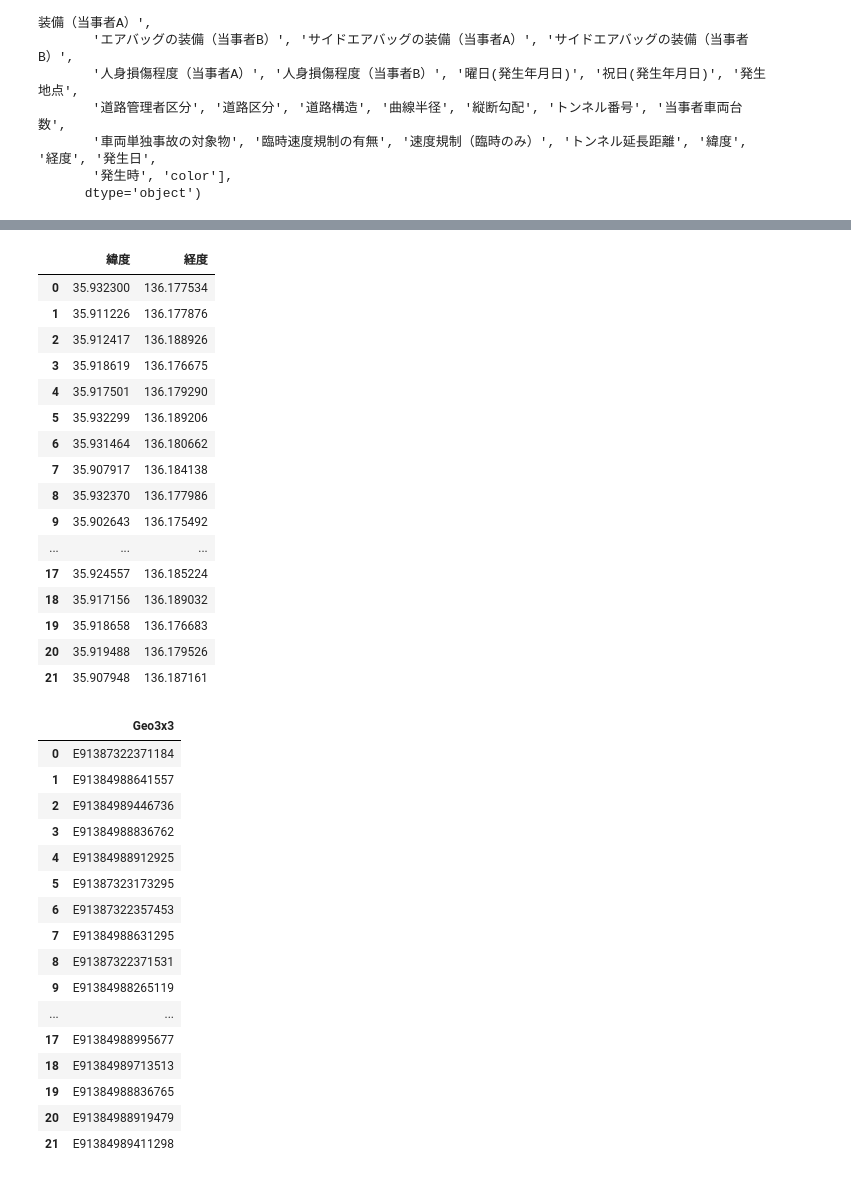
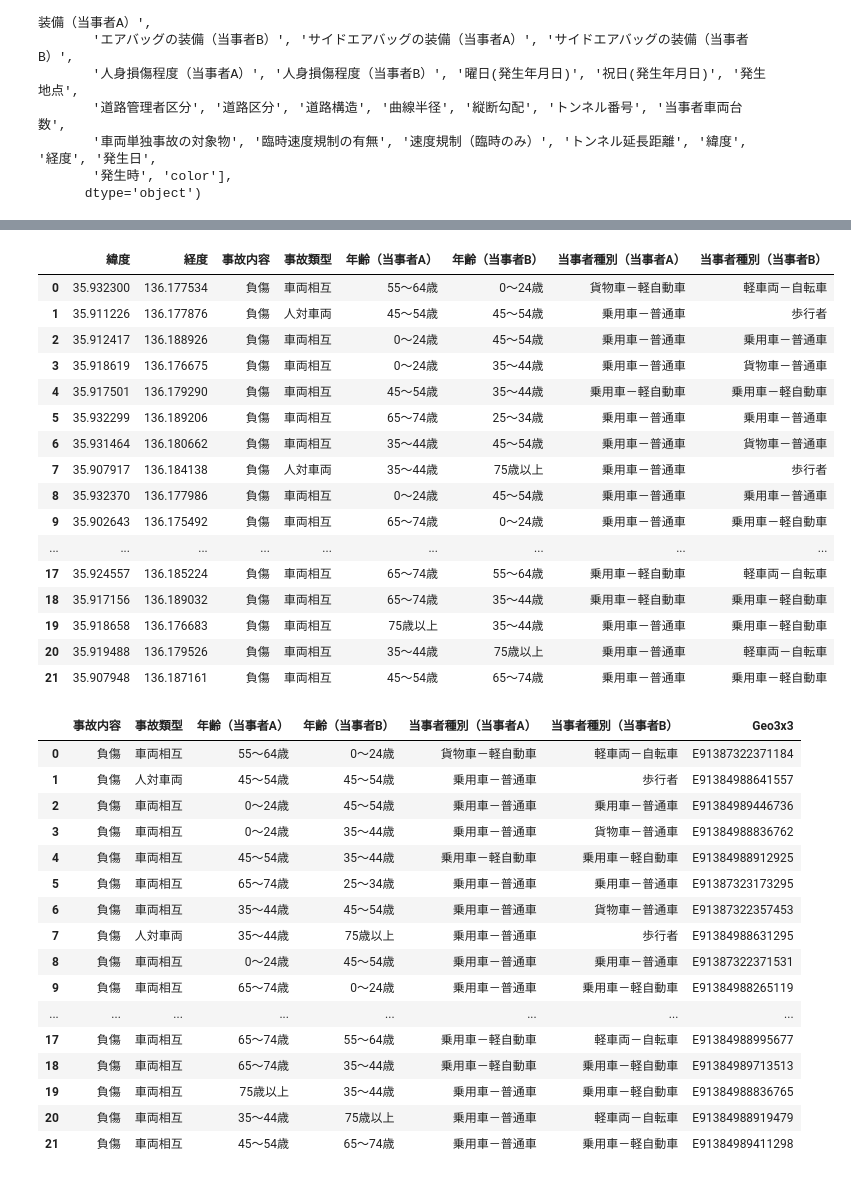
Before and after one commit to code4fukui/kunitaka, a Jupyter notebook: data_analyse.ipynb, the cells around one changed output, grey strips where cells are left out. Cells and saved outputs as stored; diff of their text form; code cells hidden in the pictures.

```diff
--- a/data_analyse.ipynb
+++ b/data_analyse.ipynb
@@ -4,7 +4,7 @@ import pandas as pd
 pd.set_option('display.max_row', 500)
 pd.set_option('display.max_column', 500)
 # %%
-df = pd.read_csv("/Users/fumi/Documents/GitHub/kunitaka/accidents_fukui.csv")
+df = pd.read_csv("accidents_fukui.csv")
 # %%
 df
 # %% [output]
@@ -61,24 +61,24 @@ kunitaka_df
 | 2587 | 本票 | 福井 | 越前 | 48 | 負傷 | 0 | 1 | 一般市町村道 37000 | 対象外 | 0 | 209 | ... |
 | 2824 | 本票 | 福井 | 越前 | 60 | 負傷 | 0 | 1 | 都道府県道 10070 | 対象外 | 0 | 209 | ... |
 # %%
-kunitaka_df = kunitaka_df[["緯度", "経度"]].reset_index(drop=True)
+kunitaka_df = kunitaka_df[["緯度", "経度", "事故内容", "事故類型", "年齢（当事者A）", "年齢（当事者B）", "当事者種別（当事者A）","当事者種別（当事者B）"]].reset_index(drop=True)
 kunitaka_df
 # %% [output]
-|  | 緯度 | 経度 |
-| 0 | 35.932300 | 136.177534 |
-| 1 | 35.911226 | 136.177876 |
-| 2 | 35.912417 | 136.188926 |
-| 3 | 35.918619 | 136.176675 |
-| 4 | 35.917501 | 136.179290 |
-| 5 | 35.932299 | 136.189206 |
-| 6 | 35.931464 | 136.180662 |
-| 7 | 35.907917 | 136.184138 |
-| 8 | 35.932370 | 136.177986 |
-| 9 | 35.902643 | 136.175492 |
-| ... | ... | ... |
-| 17 | 35.924557 | 136.185224 |
-| 18 | 35.917156 | 136.189032 |
-| 19 | 35.918658 | 136.176683 |
-| 20 | 35.919488 | 136.179526 |
-| 21 | 35.907948 | 136.187161 |
+|  | 緯度 | 経度 | 事故内容 | 事故類型 | 年齢（当事者A） | 年齢（当事者B） | 当事者種別（当事者A） | 当事者種別（当事者B） |
+| 0 | 35.932300 | 136.177534 | 負傷 | 車両相互 | 55～64歳 | 0～24歳 | 貨物車－軽自動車 | 軽車両－自転車 |
+| 1 | 35.911226 | 136.177876 | 負傷 | 人対車両 | 45～54歳 | 45～54歳 | 乗用車－普通車 | 歩行者 |
+| 2 | 35.912417 | 136.188926 | 負傷 | 車両相互 | 0～24歳 | 45～54歳 | 乗用車－普通車 | 乗用車－普通車 |
+| 3 | 35.918619 | 136.176675 | 負傷 | 車両相互 | 0～24歳 | 35～44歳 | 乗用車－普通車 | 貨物車－普通車 |
+| 4 | 35.917501 | 136.179290 | 負傷 | 車両相互 | 45～54歳 | 35～44歳 | 乗用車－軽自動車 | 乗用車－軽自動車 |
+| 5 | 35.932299 | 136.189206 | 負傷 | 車両相互 | 65～74歳 | 25～34歳 | 乗用車－普通車 | 乗用車－普通車 |
+| 6 | 35.931464 | 136.180662 | 負傷 | 車両相互 | 35～44歳 | 45～54歳 | 乗用車－普通車 | 貨物車－普通車 |
+| 7 | 35.907917 | 136.184138 | 負傷 | 人対車両 | 35～44歳 | 75歳以上 | 乗用車－普通車 | 歩行者 |
+| 8 | 35.932370 | 136.177986 | 負傷 | 車両相互 | 0～24歳 | 45～54歳 | 乗用車－普通車 | 乗用車－普通車 |
+| 9 | 35.902643 | 136.175492 | 負傷 | 車両相互 | 65～74歳 | 0～24歳 | 乗用車－普通車 | 乗用車－軽自動車 |
+| ... | ... | ... | ... | ... | ... | ... | ... | ... |
+| 17 | 35.924557 | 136.185224 | 負傷 | 車両相互 | 65～74歳 | 55～64歳 | 乗用車－軽自動車 | 軽車両－自転車 |
+| 18 | 35.917156 | 136.189032 | 負傷 | 車両相互 | 65～74歳 | 35～44歳 | 乗用車－軽自動車 | 乗用車－軽自動車 |
+| 19 | 35.918658 | 136.176683 | 負傷 | 車両相互 | 75歳以上 | 35～44歳 | 乗用車－普通車 | 乗用車－軽自動車 |
+| 20 | 35.919488 | 136.179526 | 負傷 | 車両相互 | 35～44歳 | 75歳以上 | 乗用車－普通車 | 軽車両－自転車 |
+| 21 | 35.907948 | 136.187161 | 負傷 | 車両相互 | 45～54歳 | 65～74歳 | 乗用車－普通車 | 乗用車－軽自動車 |
 # %%
@@ -106,26 +106,26 @@ def encode(lat: float, lng: float, level: int):
 # %%
 res = []
 for idx, row in kunitaka_df.iterrows():
-    res.append(encode(row["緯度"], row["経度"], 15))
+    res.append([row["事故内容"], row["事故類型"], row["年齢（当事者A）"], row["年齢（当事者B）"], row["当事者種別（当事者A）"], row["当事者種別（当事者B）"], encode(row["緯度"], row["経度"], 15)])
 res = pd.DataFrame(res)
-res = res.rename(columns={0: "Geo3x3"})
+res = res.rename(columns={0: "事故内容", 1: "事故類型", 2: "年齢（当事者A）", 3: "年齢（当事者B）", 4: "当事者種別（当事者A）", 5: "当事者種別（当事者B）", 6: "Geo3x3" })
 res
 # %% [output]
-|  | Geo3x3 |
-| 0 | E91387322371184 |
-| 1 | E91384988641557 |
-| 2 | E91384989446736 |
-| 3 | E91384988836762 |
-| 4 | E91384988912925 |
-| 5 | E91387323173295 |
-| 6 | E91387322357453 |
-| 7 | E91384988631295 |
-| 8 | E91387322371531 |
-| 9 | E91384988265119 |
-| ... | ... |
-| 17 | E91384988995677 |
-| 18 | E91384989713513 |
-| 19 | E91384988836765 |
-| 20 | E91384988919479 |
-| 21 | E91384989411298 |
+|  | 事故内容 | 事故類型 | 年齢（当事者A） | 年齢（当事者B） | 当事者種別（当事者A） | 当事者種別（当事者B） | Geo3x3 |
+| 0 | 負傷 | 車両相互 | 55～64歳 | 0～24歳 | 貨物車－軽自動車 | 軽車両－自転車 | E91387322371184 |
+| 1 | 負傷 | 人対車両 | 45～54歳 | 45～54歳 | 乗用車－普通車 | 歩行者 | E91384988641557 |
+| 2 | 負傷 | 車両相互 | 0～24歳 | 45～54歳 | 乗用車－普通車 | 乗用車－普通車 | E91384989446736 |
+| 3 | 負傷 | 車両相互 | 0～24歳 | 35～44歳 | 乗用車－普通車 | 貨物車－普通車 | E91384988836762 |
+| 4 | 負傷 | 車両相互 | 45～54歳 | 35～44歳 | 乗用車－軽自動車 | 乗用車－軽自動車 | E91384988912925 |
+| 5 | 負傷 | 車両相互 | 65～74歳 | 25～34歳 | 乗用車－普通車 | 乗用車－普通車 | E91387323173295 |
+| 6 | 負傷 | 車両相互 | 35～44歳 | 45～54歳 | 乗用車－普通車 | 貨物車－普通車 | E91387322357453 |
+| 7 | 負傷 | 人対車両 | 35～44歳 | 75歳以上 | 乗用車－普通車 | 歩行者 | E91384988631295 |
+| 8 | 負傷 | 車両相互 | 0～24歳 | 45～54歳 | 乗用車－普通車 | 乗用車－普通車 | E91387322371531 |
+| 9 | 負傷 | 車両相互 | 65～74歳 | 0～24歳 | 乗用車－普通車 | 乗用車－軽自動車 | E91384988265119 |
+| ... | ... | ... | ... | ... | ... | ... | ... |
+| 17 | 負傷 | 車両相互 | 65～74歳 | 55～64歳 | 乗用車－軽自動車 | 軽車両－自転車 | E91384988995677 |
+| 18 | 負傷 | 車両相互 | 65～74歳 | 35～44歳 | 乗用車－軽自動車 | 乗用車－軽自動車 | E91384989713513 |
+| 19 | 負傷 | 車両相互 | 75歳以上 | 35～44歳 | 乗用車－普通車 | 乗用車－軽自動車 | E91384988836765 |
+| 20 | 負傷 | 車両相互 | 35～44歳 | 75歳以上 | 乗用車－普通車 | 軽車両－自転車 | E91384988919479 |
+| 21 | 負傷 | 車両相互 | 45～54歳 | 65～74歳 | 乗用車－普通車 | 乗用車－軽自動車 | E91384989411298 |
 # %%
```
Also changed, not shown: parts of 2 cells of this notebook, 3 other files.
